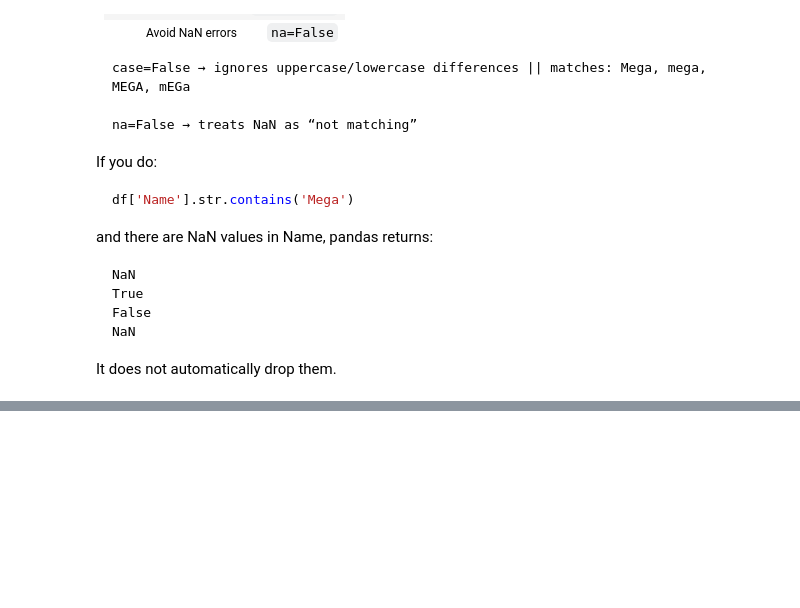
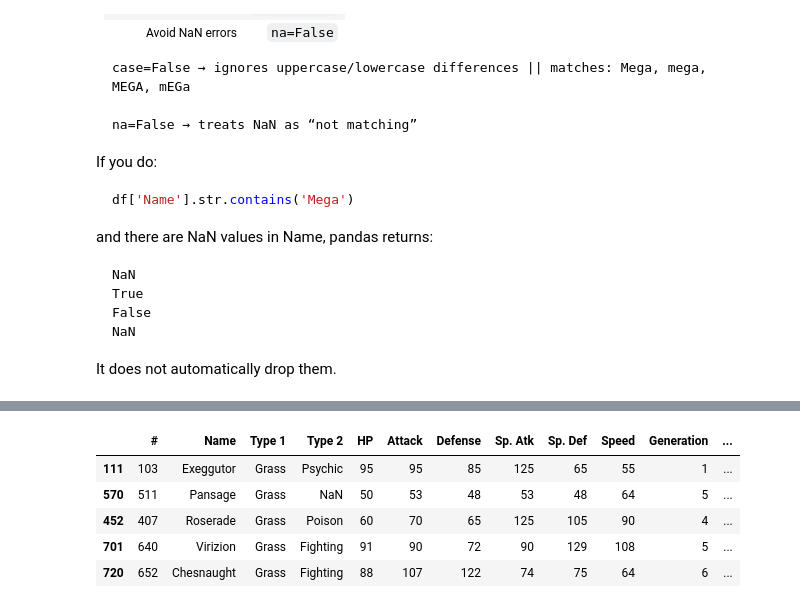
Before and after one commit to JianoFreo/deep_diff_calc, a Jupyter notebook: Data cleaning/pandas/06_FilteringData.ipynb, the cells around one changed output, grey strips where cells are left out. Drawn from its saved outputs; the diff is of its cells as text; code cells hidden in the pictures; blank space fills up the shorter version.

```diff
--- a/Data cleaning/pandas/06_FilteringData.ipynb
+++ b/Data cleaning/pandas/06_FilteringData.ipynb
@@ -447,0 +448,11 @@ df.loc[df['Name'].str.contains('Mega',case=False, na=False)].sample(5)
+# %%
+import re
+
+df.loc[df['Type 1'].str.contains('fire|grass', flags=re.I, regex=True)].sample(5)
+# %% [output]
+|  | # | Name | Type 1 | Type 2 | HP | Attack | Defense | Sp. Atk | Sp. Def | Speed | Generation | ... |
+| 111 | 103 | Exeggutor | Grass | Psychic | 95 | 95 | 85 | 125 | 65 | 55 | 1 | ... |
+| 570 | 511 | Pansage | Grass | NaN | 50 | 53 | 48 | 53 | 48 | 64 | 5 | ... |
+| 452 | 407 | Roserade | Grass | Poison | 60 | 70 | 65 | 125 | 105 | 90 | 4 | ... |
+| 701 | 640 | Virizion | Grass | Fighting | 91 | 90 | 72 | 90 | 129 | 108 | 5 | ... |
+| 720 | 652 | Chesnaught | Grass | Fighting | 88 | 107 | 122 | 74 | 75 | 64 | 6 | ... |
```
Also changed, not shown: parts of 14 cells of this notebook.
